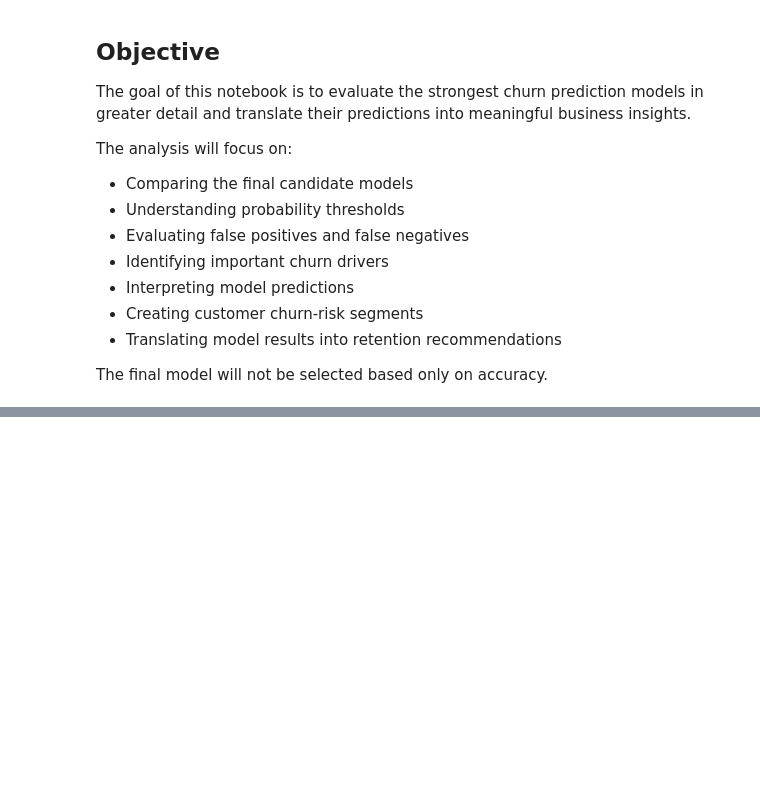
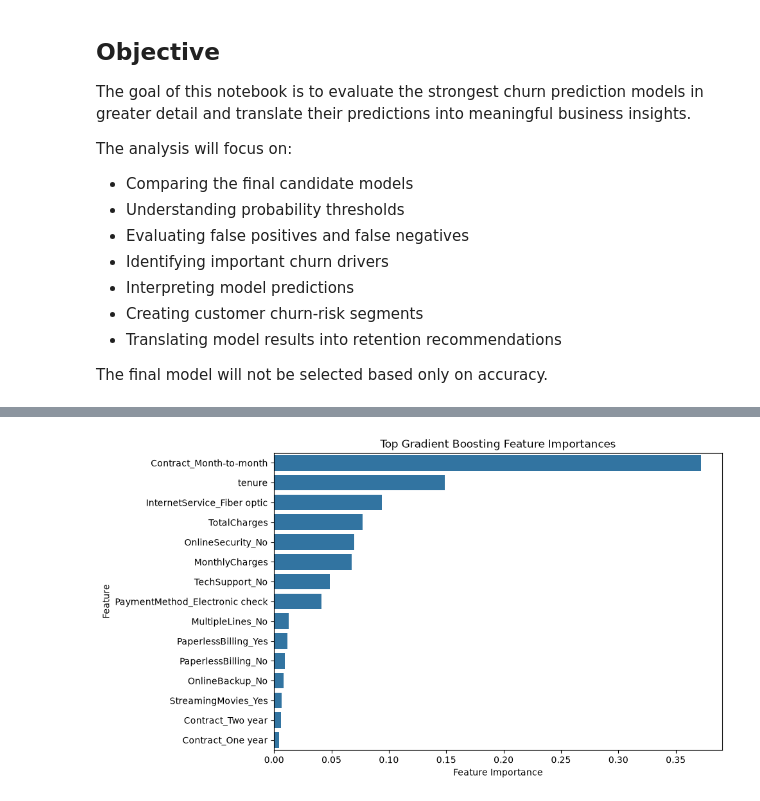
Before and after one commit to Lunasgogoi/customer-churn-analytics, a Jupyter notebook: notebooks/06_model_evaluation_and_interpretation.ipynb, the cells around one changed output, grey strips where cells are left out. Saved outputs shown, nothing was run; the diff lists cells and outputs as text; code cells hidden in the pictures; blank space fills up the shorter version.

```diff
--- a/notebooks/06_model_evaluation_and_interpretation.ipynb
+++ b/notebooks/06_model_evaluation_and_interpretation.ipynb
@@ -18,0 +254,4 @@ The final model will not be selected based only on accuracy.
+# %%
+feature_names = gb_preprocessor.get_feature_names_out()
+
+len(feature_names)
@@ -18,0 +260,18 @@ The final model will not be selected based only on accuracy.
+# %%
+gb_importance = pd.DataFrame({
+    "Feature": feature_names,
+    "Importance": gb_classifier.feature_importances_
+})
+# %%
+gb_importance["Feature"] = (
+    gb_importance["Feature"]
+    .str.replace("num__", "", regex=False)
+    .str.replace("cat__", "", regex=False)
+)
+# %%
+gb_importance = gb_importance.sort_values(
+    "Importance",
+    ascending=False
+).reset_index(drop=True)
+
+gb_importance.head(15)
@@ -18,0 +295,18 @@ The final model will not be selected based only on accuracy.
+# %%
+top_gb_features = gb_importance.head(15)
+
+plt.figure(figsize=(9, 6))
+
+sns.barplot(
+    data=top_gb_features,
+    x="Importance",
+    y="Feature"
+)
+
+plt.title("Top Gradient Boosting Feature Importances")
+plt.xlabel("Feature Importance")
+plt.ylabel("Feature")
+
+plt.show()
+# %% [output]
+[figure, added]
```
Also changed, not shown: parts of 59 cells of this notebook, 20 other files.
